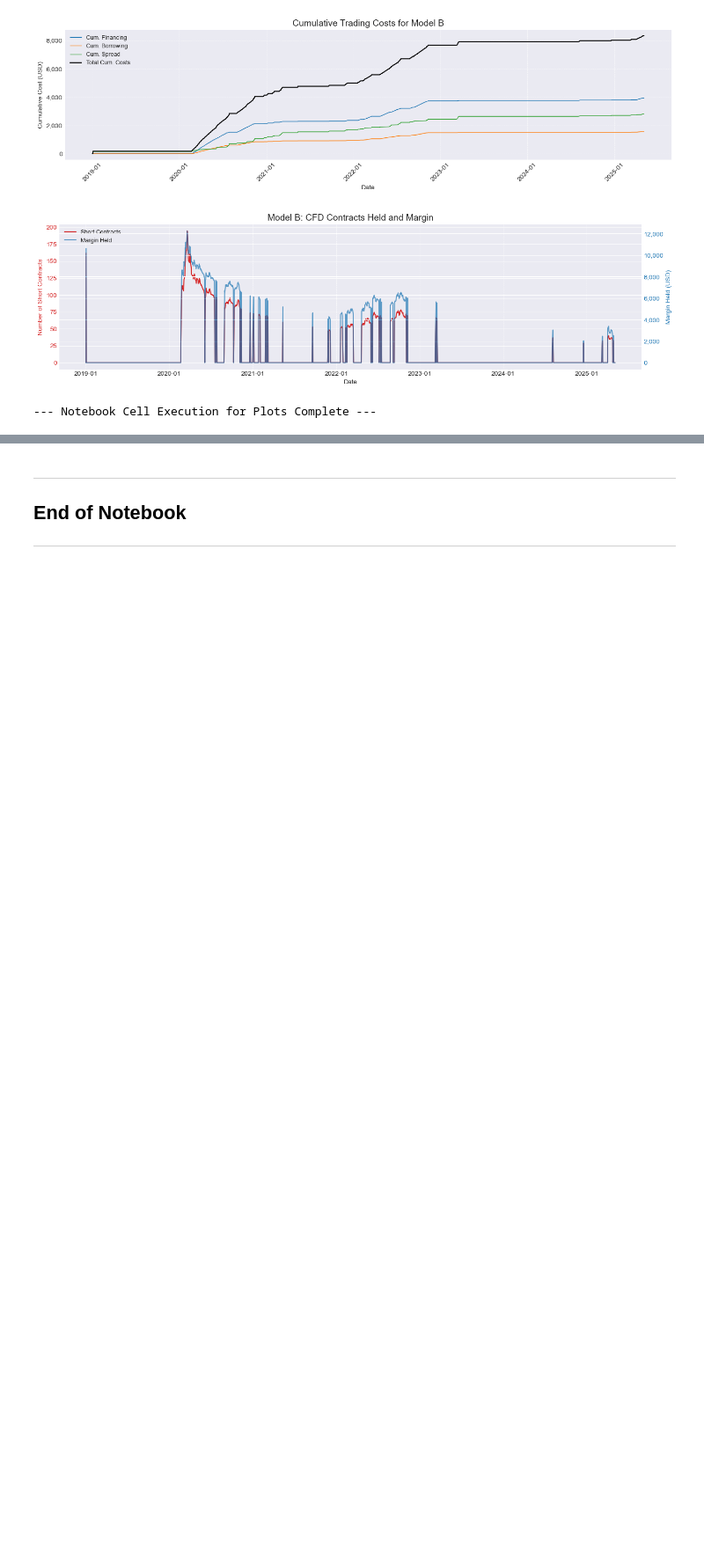
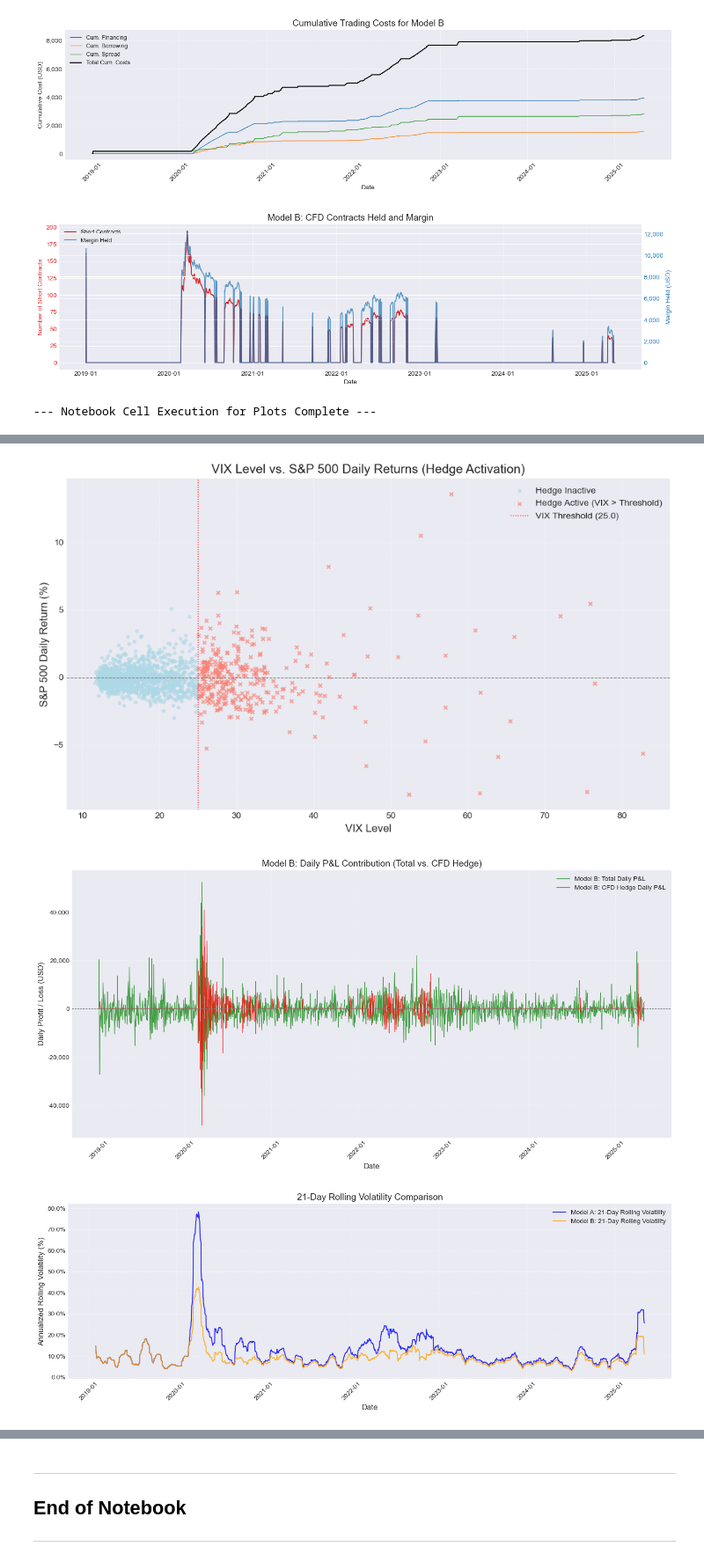
Before and after one commit to shekharbiswas/CFD_Simulation, a Jupyter notebook: analysis.ipynb, the cells around one changed output, grey strips where cells are left out. Shown at 88% size. Drawn from its saved outputs; the diff is of its cells as text; code cells hidden in the pictures; blank space fills up the shorter version.

```diff
--- a/analysis.ipynb
+++ b/analysis.ipynb
@@ -1035,0 +1277,35 @@ print(f"\n--- Notebook Cell Execution for Plots Complete ---")
+# %%
+# ... (existing plot calls in Cell 17) ...
+
+# Add calls for the new plots:
+if main_df is not None and not main_df.empty and sim_cost_df is not None: # Check if necessary dataframes exist
+    fig_vix_sp_returns = plot_vix_vs_sp500_returns_with_hedge_overlay(main_df, sim_cost_df, config)
+    save_plot_notebook(fig_vix_sp_returns, "vix_vs_sp500_returns_hedge.png", config)
+
+    if sim_portfolio_B is not None and not sim_portfolio_B.empty:
+        fig_pnl_contrib = plot_pnl_contribution_equity_vs_cfd(main_df, sim_portfolio_B, sim_cost_df, config)
+        save_plot_notebook(fig_pnl_contrib, "pnl_contribution_equity_vs_cfd.png", config)
+
+if sim_portfolio_A is not None and not sim_portfolio_A.empty and \
+   sim_portfolio_B is not None and not sim_portfolio_B.empty:
+    fig_roll_vol = plot_rolling_volatility_comparison(sim_portfolio_A, sim_portfolio_B, window=21)
+    save_plot_notebook(fig_roll_vol, "rolling_volatility.png", config)
+
+    fig_ret_dist = plot_daily_return_distribution(sim_portfolio_A, sim_portfolio_B)
+    save_plot_notebook(fig_ret_dist, "daily_return_distribution.png", config)
+
+    if sim_cost_df is not None and not sim_cost_df.empty:
+        fig_cost_impact = plot_cost_impact_on_hedged_portfolio(sim_portfolio_B, sim_cost_df, config)
+        save_plot_notebook(fig_cost_impact, "cost_impact_on_model_b.png", config)
+
+if main_df is not None and not main_df.empty and sim_cost_df is not None:
+    fig_hr_vix = plot_hedge_ratio_vs_vix(main_df, sim_cost_df, config)
+    save_plot_notebook(fig_hr_vix, "hedge_ratio_vs_vix.png", config)
+
+if config['plotting']['show_plots_inline']:
+    plt.show() # This will show all figures generated in this cell
+# else: plt.close('all') # Already handled by existing logic
+# %% [output]
+[figure, added]
+[figure, added]
+[figure, added]
```
Also changed, not shown: parts of 16 cells of this notebook.
